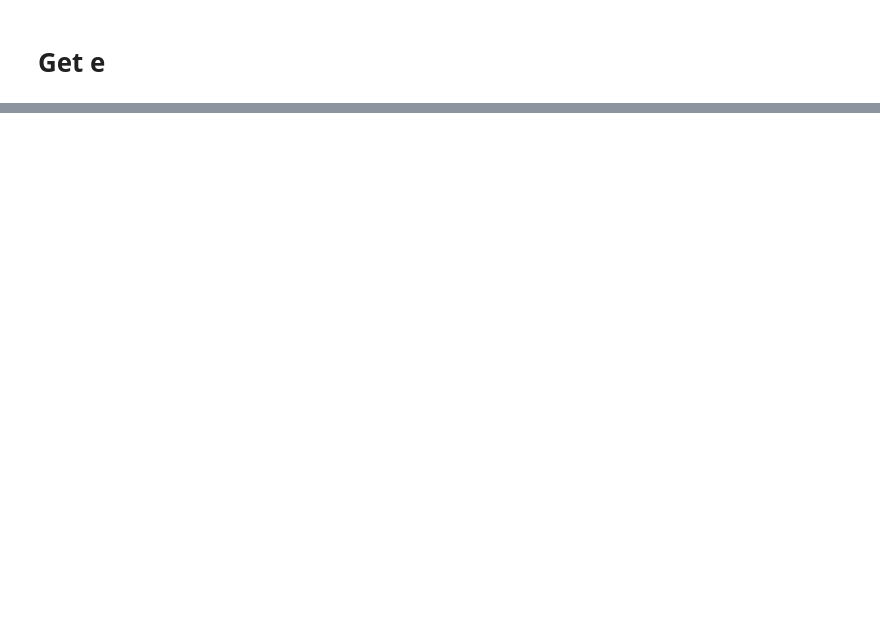
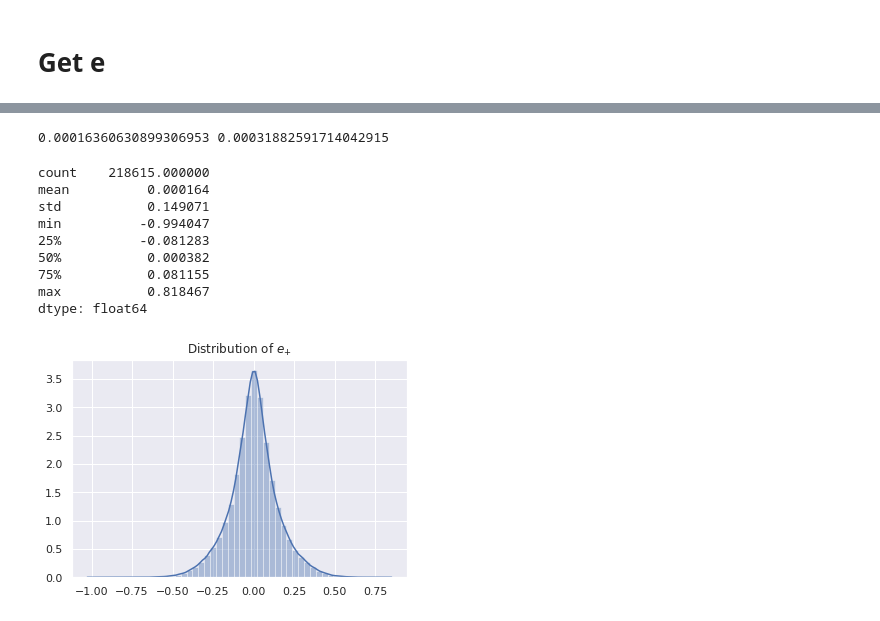
Before and after one commit to aa-12323/sa, a Jupyter notebook: lib/phi_e_sat.ipynb, the cells around one changed output, grey strips where cells are left out. Cells and saved outputs as stored; diff of their text form; code cells hidden in the pictures; blank space fills up the shorter version.

```diff
--- a/lib/phi_e_sat.ipynb
+++ b/lib/phi_e_sat.ipynb
@@ -111,7 +229,29 @@ pd.Series(phi_1d).describe()
 # %%
-def get_e_for_obj(cen,sat):
-    e=np.sqrt(obj[('All','e1')]**2+obj[('All','e2')]**2)
+def get_e_for_pair(cen,sat):
+    e=np.sqrt(sat[('All','e1')]**2+sat[('All','e2')]**2)
     delta=get_theta_for_obj(cen,sat)
     alpha=get_pa_for_obj(sat)
-    e_p,e_x=(e*np.cos(2*(delta-alpha)),e*np.sin(2*(delta-alpha)))
-    return(e_p,e_x)
+    ep,ex=(e*np.cos(2*(delta-alpha)),e*np.sin(2*(delta-alpha)))
+    return(ep,ex)
+# %%
+def get_e_for_cluster(cluster):
+
+    try:
+        center_id=cluster[('Alt', 'Alt1', 'ID_CENT')]
+        center = shapes.loc[center_id]
+
+        mem_match_id=cluster.name
+        members=shapes[shapes['All','MEM_MATCH_ID']==mem_match_id]
+
+        e_array=np.array([(get_e_for_pair(center,member[1])) for member in members.iterrows()])
+        return(e_array)
+    except KeyError as e:
+        error_list_e.append(e)
+        return(np.array([]))
+# %%
+e_list=[]
+for mem_matching_id in tqdm(clusters.index[:]):
+    e_array=get_e_for_cluster(clusters.loc[mem_matching_id])
+    e_list.append(e_array)
+e_list=np.array(e_list)
+e_list=np.concatenate([e_array for e_array in e_list if e_array!=np.array([])])
@@ -117,0 +262,20 @@ def get_e_for_obj(cen,sat):
+# %%
+e_p_1d=e_list[:,0].flatten()
+e_x_1d=e_list[:,1].flatten()
+# %%
+ax=sns.distplot(e_p_1d)
+ax.set_title("Distribution of $e_{+}$")
+print (e_p_1d.mean(),get_std_err_of_mean(e_p_1d))
+pd.Series(e_p_1d).describe()
+# %% [output]
+0.00016360630899306953 0.00031882591714042915
+count    218615.000000
+mean          0.000164
+std           0.149071
+min          -0.994047
+25%          -0.081283
+50%           0.000382
+75%           0.081155
+max           0.818467
+dtype: float64
+[figure, added]
```
Also changed, not shown: parts of 20 cells of this notebook, 2 other files.
